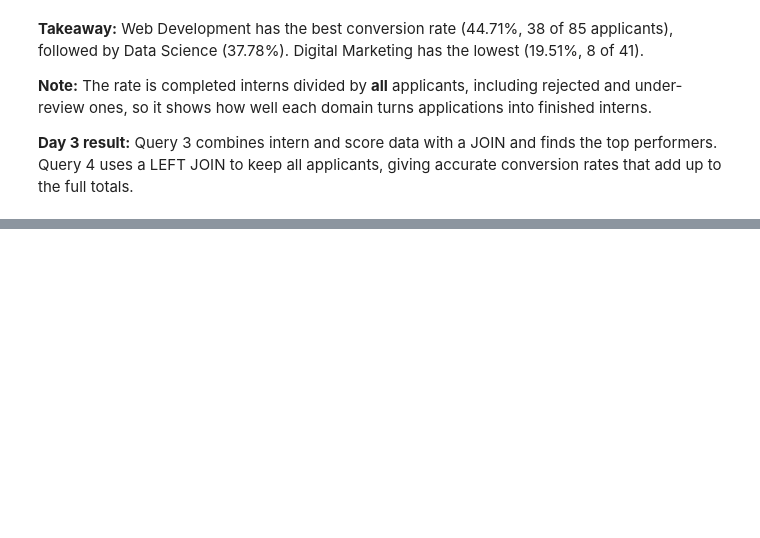
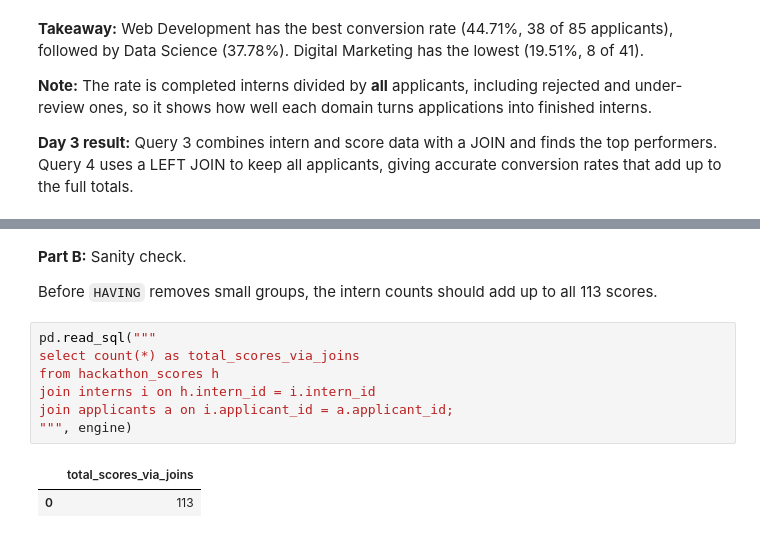
Before and after one commit to maryam-fatima123/applicants-data-cleaning, a Jupyter notebook: Week3_SQL_Queries_Maryam_Fatima.ipynb, the cells around one changed output, grey strips where cells are left out. Drawn from its saved outputs; the diff is of its cells as text; blank space fills up the shorter version.

```diff
--- a/Week3_SQL_Queries_Maryam_Fatima.ipynb
+++ b/Week3_SQL_Queries_Maryam_Fatima.ipynb
@@ -330,0 +370,14 @@ print(q4["total_applicants"].sum(), q4["completed_interns"].sum())
+# %% [markdown]
+**Part B:** Sanity check.
+
+Before `HAVING` removes small groups, the intern counts should add up to all 113 scores.
+# %%
+pd.read_sql("""
+select count(*) as total_scores_via_joins
+from hackathon_scores h
+join interns i on h.intern_id = i.intern_id
+join applicants a on i.applicant_id = a.applicant_id;
+""", engine)
+# %% [output]
+|  | total_scores_via_joins |
+| 0 | 113 |
```
Also changed, not shown: parts of 5 cells of this notebook.
